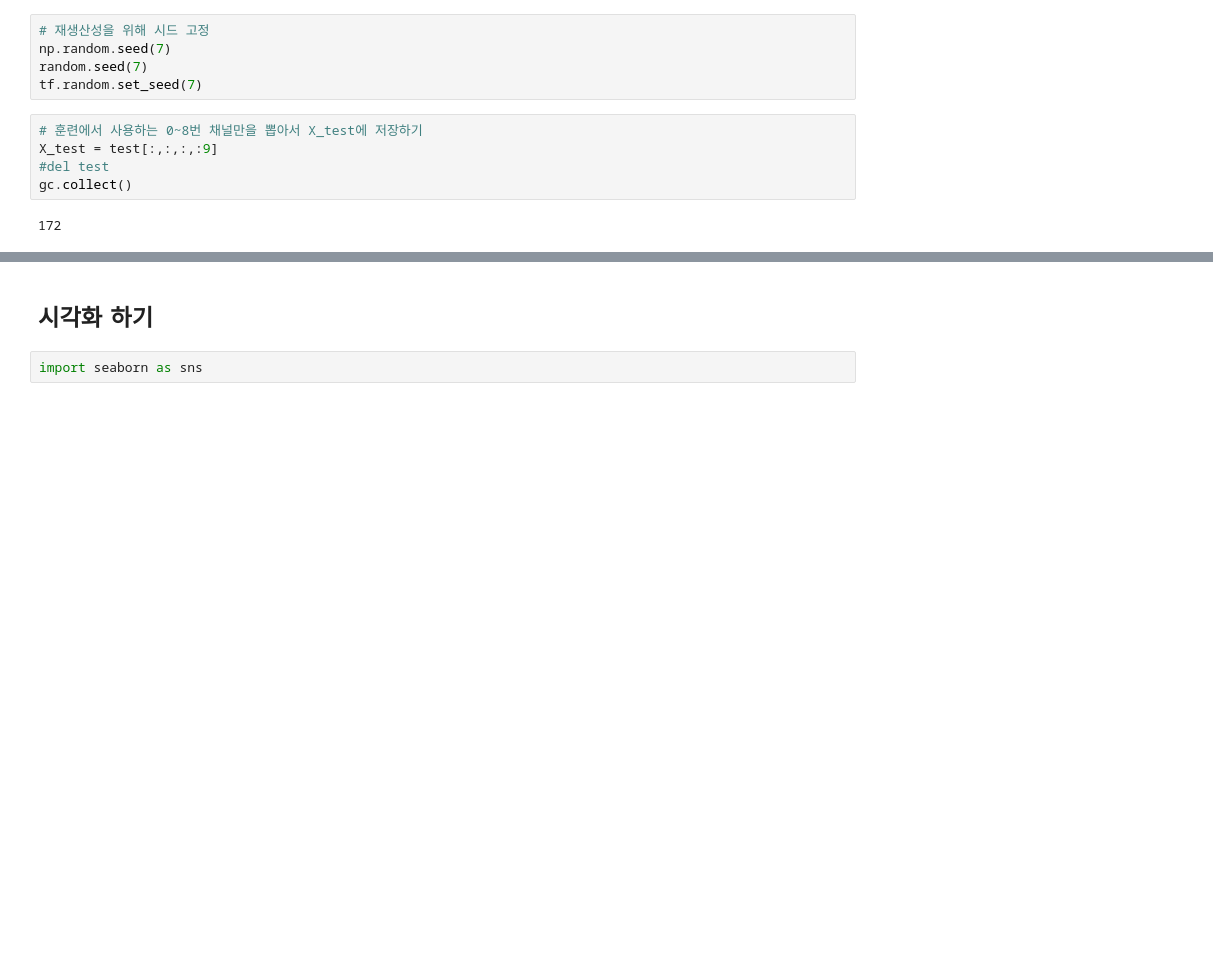
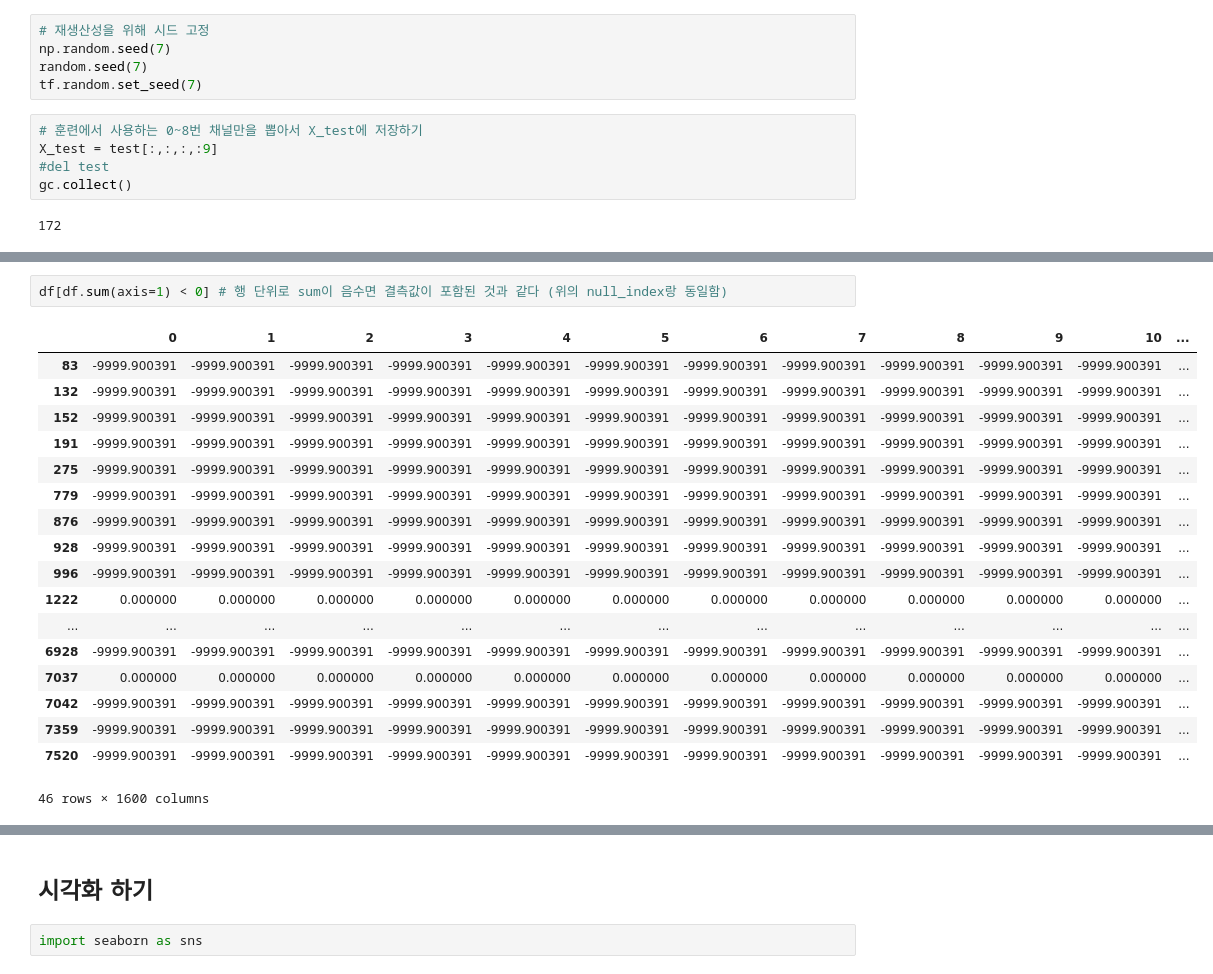
Before and after one commit to deagwon97/dacon-satellite-precipitation, a Jupyter notebook: Dacon_satellite_baseline_bg.ipynb, the cells around one changed output, grey strips where cells are left out. Cells and saved outputs as stored; diff of their text form; blank space fills up the shorter version.

```diff
--- a/Dacon_satellite_baseline_bg.ipynb
+++ b/Dacon_satellite_baseline_bg.ipynb
@@ -103,0 +201,21 @@ gc.collect()
+# %%
+df[df.sum(axis=1) < 0] # 행 단위로 sum이 음수면 결측값이 포함된 것과 같다 (위의 null_index랑 동일함)
+# %% [output]
+|  | 0 | 1 | 2 | 3 | 4 | 5 | 6 | 7 | 8 | 9 | 10 | ... |
+| 83 | -9999.900391 | -9999.900391 | -9999.900391 | -9999.900391 | -9999.900391 | -9999.900391 | -9999.900391 | -9999.900391 | -9999.900391 | -9999.900391 | -9999.900391 | ... |
+| 132 | -9999.900391 | -9999.900391 | -9999.900391 | -9999.900391 | -9999.900391 | -9999.900391 | -9999.900391 | -9999.900391 | -9999.900391 | -9999.900391 | -9999.900391 | ... |
+| 152 | -9999.900391 | -9999.900391 | -9999.900391 | -9999.900391 | -9999.900391 | -9999.900391 | -9999.900391 | -9999.900391 | -9999.900391 | -9999.900391 | -9999.900391 | ... |
+| 191 | -9999.900391 | -9999.900391 | -9999.900391 | -9999.900391 | -9999.900391 | -9999.900391 | -9999.900391 | -9999.900391 | -9999.900391 | -9999.900391 | -9999.900391 | ... |
+| 275 | -9999.900391 | -9999.900391 | -9999.900391 | -9999.900391 | -9999.900391 | -9999.900391 | -9999.900391 | -9999.900391 | -9999.900391 | -9999.900391 | -9999.900391 | ... |
+| 779 | -9999.900391 | -9999.900391 | -9999.900391 | -9999.900391 | -9999.900391 | -9999.900391 | -9999.900391 | -9999.900391 | -9999.900391 | -9999.900391 | -9999.900391 | ... |
+| 876 | -9999.900391 | -9999.900391 | -9999.900391 | -9999.900391 | -9999.900391 | -9999.900391 | -9999.900391 | -9999.900391 | -9999.900391 | -9999.900391 | -9999.900391 | ... |
+| 928 | -9999.900391 | -9999.900391 | -9999.900391 | -9999.900391 | -9999.900391 | -9999.900391 | -9999.900391 | -9999.900391 | -9999.900391 | -9999.900391 | -9999.900391 | ... |
+| 996 | -9999.900391 | -9999.900391 | -9999.900391 | -9999.900391 | -9999.900391 | -9999.900391 | -9999.900391 | -9999.900391 | -9999.900391 | -9999.900391 | -9999.900391 | ... |
+| 1222 | 0.000000 | 0.000000 | 0.000000 | 0.000000 | 0.000000 | 0.000000 | 0.000000 | 0.000000 | 0.000000 | 0.000000 | 0.000000 | ... |
+| ... | ... | ... | ... | ... | ... | ... | ... | ... | ... | ... | ... | ... |
+| 6928 | -9999.900391 | -9999.900391 | -9999.900391 | -9999.900391 | -9999.900391 | -9999.900391 | -9999.900391 | -9999.900391 | -9999.900391 | -9999.900391 | -9999.900391 | ... |
+| 7037 | 0.000000 | 0.000000 | 0.000000 | 0.000000 | 0.000000 | 0.000000 | 0.000000 | 0.000000 | 0.000000 | 0.000000 | 0.000000 | ... |
+| 7042 | -9999.900391 | -9999.900391 | -9999.900391 | -9999.900391 | -9999.900391 | -9999.900391 | -9999.900391 | -9999.900391 | -9999.900391 | -9999.900391 | -9999.900391 | ... |
+| 7359 | -9999.900391 | -9999.900391 | -9999.900391 | -9999.900391 | -9999.900391 | -9999.900391 | -9999.900391 | -9999.900391 | -9999.900391 | -9999.900391 | -9999.900391 | ... |
+| 7520 | -9999.900391 | -9999.900391 | -9999.900391 | -9999.900391 | -9999.900391 | -9999.900391 | -9999.900391 | -9999.900391 | -9999.900391 | -9999.900391 | -9999.900391 | ... |
+46 rows × 1600 columns
```
Also changed, not shown: parts of 27 cells of this notebook.
